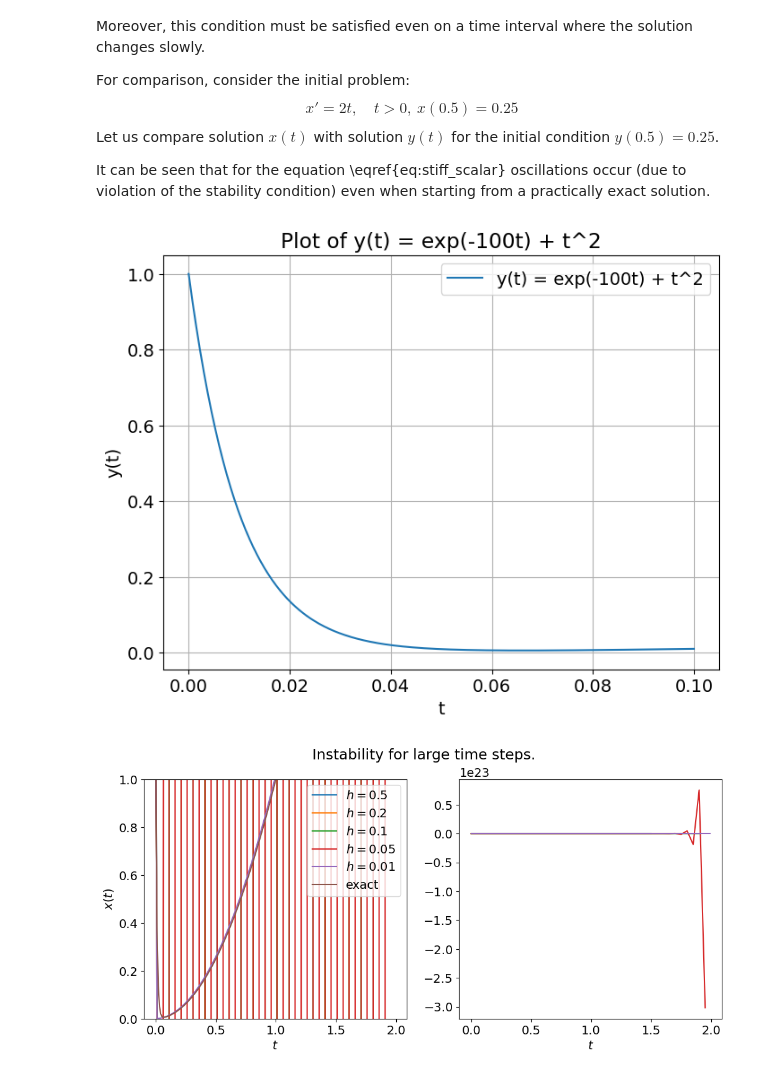
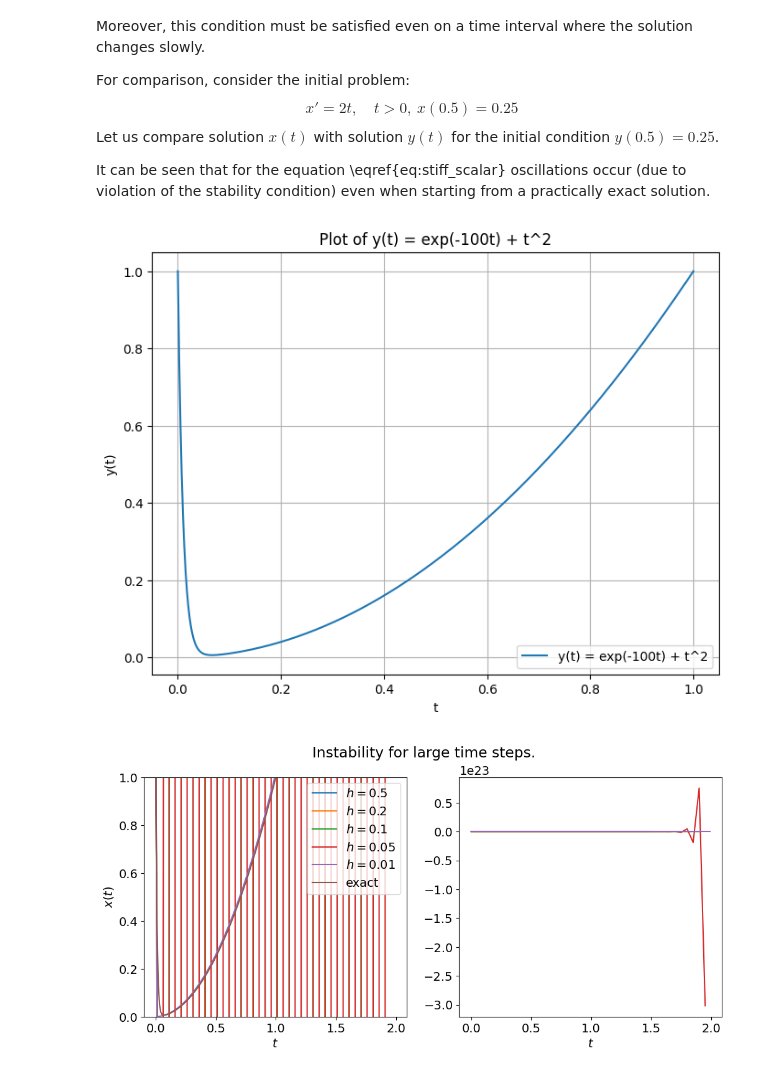
Before and after one commit to jbrezmorf/ODE_course, a Jupyter notebook: jupyter notebooks/05 - Implicit Euler Method.ipynb, the cells around one changed output. Saved outputs shown, nothing was run; the diff lists cells and outputs as text; code cells hidden in the pictures.

```diff
--- a/jupyter notebooks/05 - Implicit Euler Method.ipynb
+++ b/jupyter notebooks/05 - Implicit Euler Method.ipynb
@@ -214,28 +214,28 @@ It can be seen that for the equation \eqref{eq:stiff_scalar} oscillations occur
 # %%
 import matplotlib.pyplot as plt
 import numpy as np
 
 # Define the function y(t) = exp(-100t) + t^2
 def y(t):
     return np.exp(-100*t) + t**2
 
 # Create a range of t values from 0 to 0.1
-t = np.linspace(0, 0.1, 400)
+t = np.linspace(0, 1, 400)
 
 # Calculate y values
 y_values = y(t)
 
 # Create the plot
 plt.figure(figsize=(8, 6))
 plt.plot(t, y_values, label='y(t) = exp(-100t) + t^2')
 plt.xlabel('t')
 plt.ylabel('y(t)')
 plt.title('Plot of y(t) = exp(-100t) + t^2')
 plt.legend()
 plt.grid(True)
 plt.show()
 # %% [output]
-[figure, old version]
+[figure, new version]
 # %%
 import numpy as np
 import math
```
Also changed, not shown: parts of 3 cells of this notebook.
